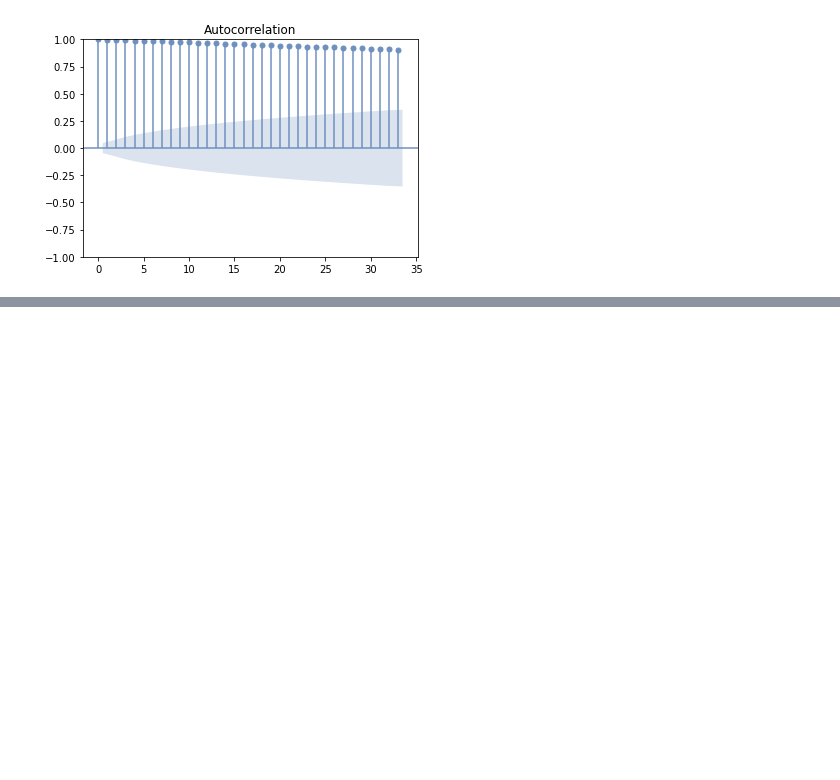
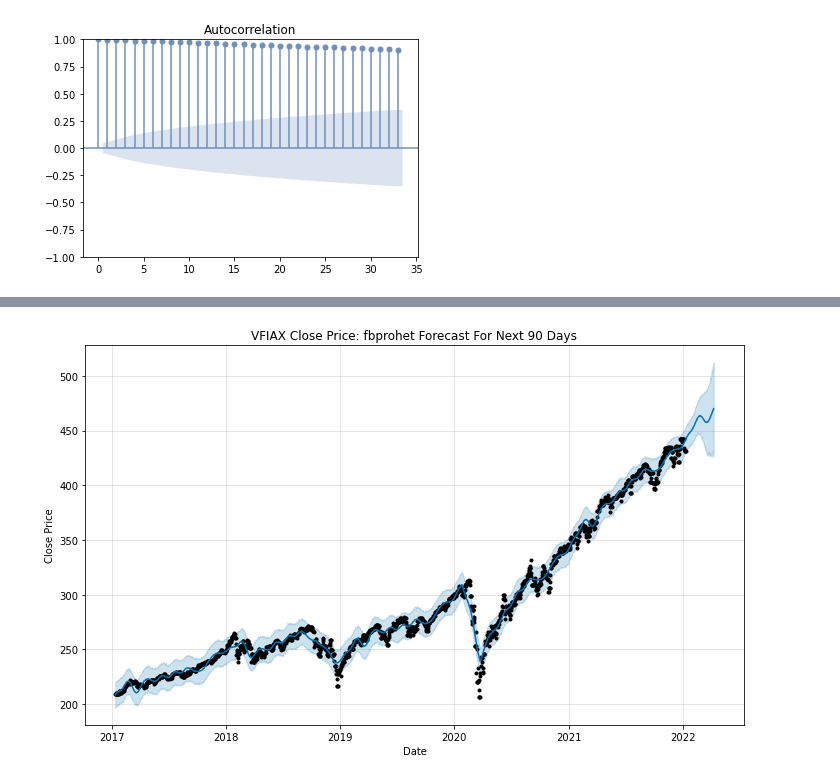
Before and after one commit to j-vasquez21/Stock-Forecasting, a Jupyter notebook: first_notebook.ipynb, the cells around one changed output, grey strips where cells are left out. Saved outputs shown, nothing was run; the diff lists cells and outputs as text; code cells hidden in the pictures; blank space fills up the shorter version.

```diff
--- a/first_notebook.ipynb
+++ b/first_notebook.ipynb
@@ -541,0 +653,8 @@ def get_combos(n,k):
+# %%
+model.plot(forecast, uncertainty=True)
+plt.xlabel('Date')
+plt.ylabel('Close Price')
+plt.title('VFIAX Close Price: fbprohet Forecast For Next 90 Days')
+plt.show()
+# %% [output]
+[figure, added]
```
Also changed, not shown: parts of 34 cells of this notebook.
